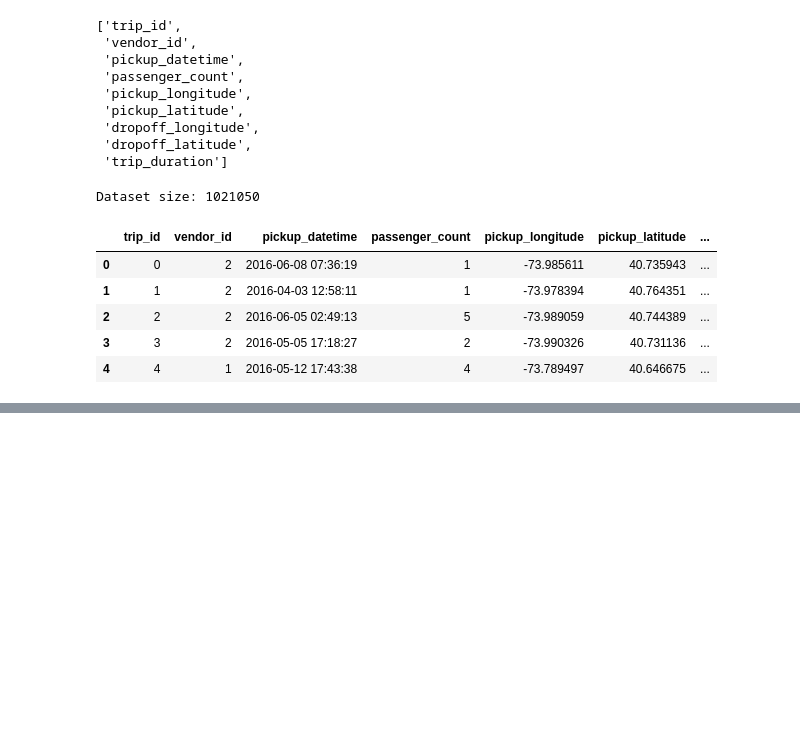
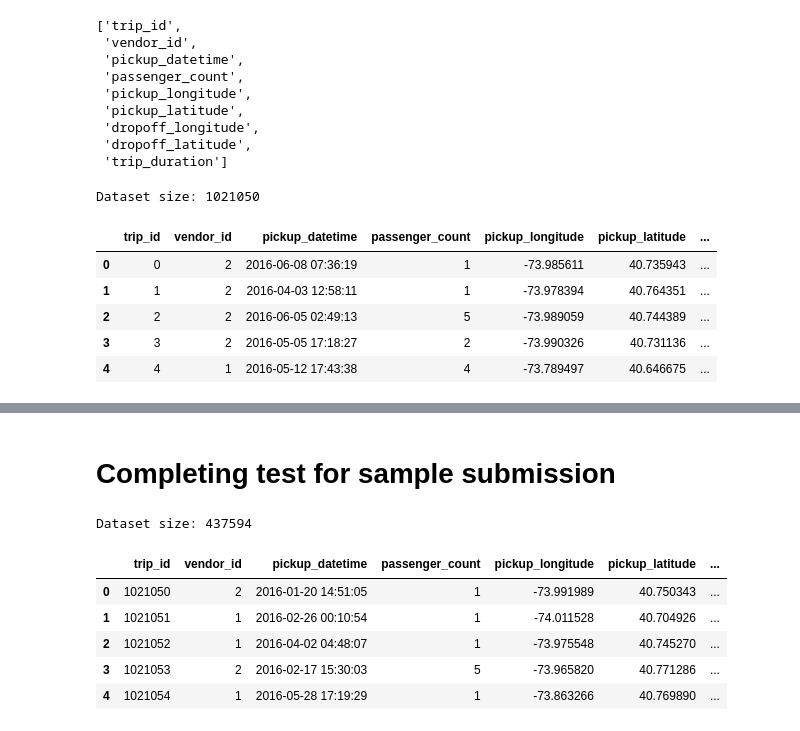
Before and after one commit to charlielito/zi_times, a Jupyter notebook: Data exploration.ipynb, the cells around one changed output, grey strips where cells are left out. Drawn from its saved outputs; the diff is of its cells as text; code cells hidden in the pictures; blank space fills up the shorter version.

```diff
--- a/Data exploration.ipynb
+++ b/Data exploration.ipynb
@@ -148,0 +237,14 @@ LinearSVR(C=4.0, dual=True, epsilon=100, fit_intercept=True,
+# %% [markdown]
+# Completing test for sample submission
+# %%
+test = pd.read_csv(os.path.join(folder,"test.csv"), names=CSV_COLUMN_NAMES, header=0)
+print("Dataset size: {}".format(len(test)))
+test.head()
+# %% [output]
+Dataset size: 437594
+|  | trip_id | vendor_id | pickup_datetime | passenger_count | pickup_longitude | pickup_latitude | ... |
+| 0 | 1021050 | 2 | 2016-01-20 14:51:05 | 1 | -73.991989 | 40.750343 | ... |
+| 1 | 1021051 | 1 | 2016-02-26 00:10:54 | 1 | -74.011528 | 40.704926 | ... |
+| 2 | 1021052 | 1 | 2016-04-02 04:48:07 | 1 | -73.975548 | 40.745270 | ... |
+| 3 | 1021053 | 2 | 2016-02-17 15:30:03 | 5 | -73.965820 | 40.771286 | ... |
+| 4 | 1021054 | 1 | 2016-05-28 17:19:29 | 1 | -73.863266 | 40.769890 | ... |
```
Also changed, not shown: parts of 39 cells of this notebook.
